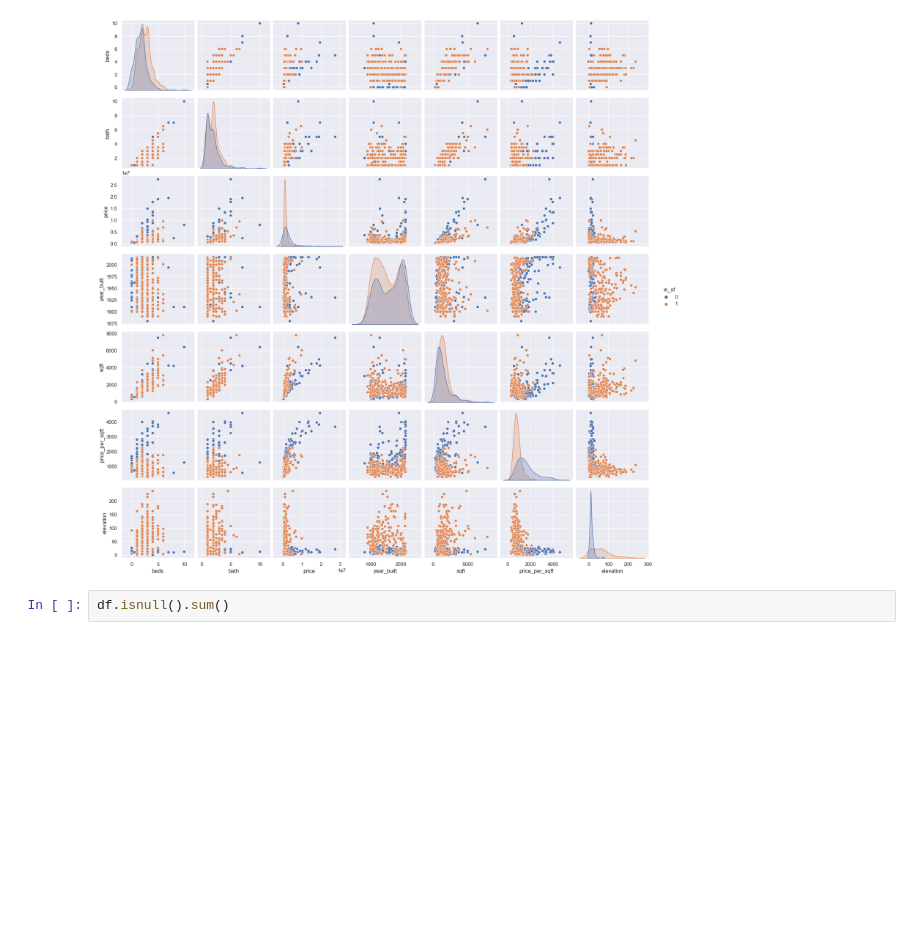
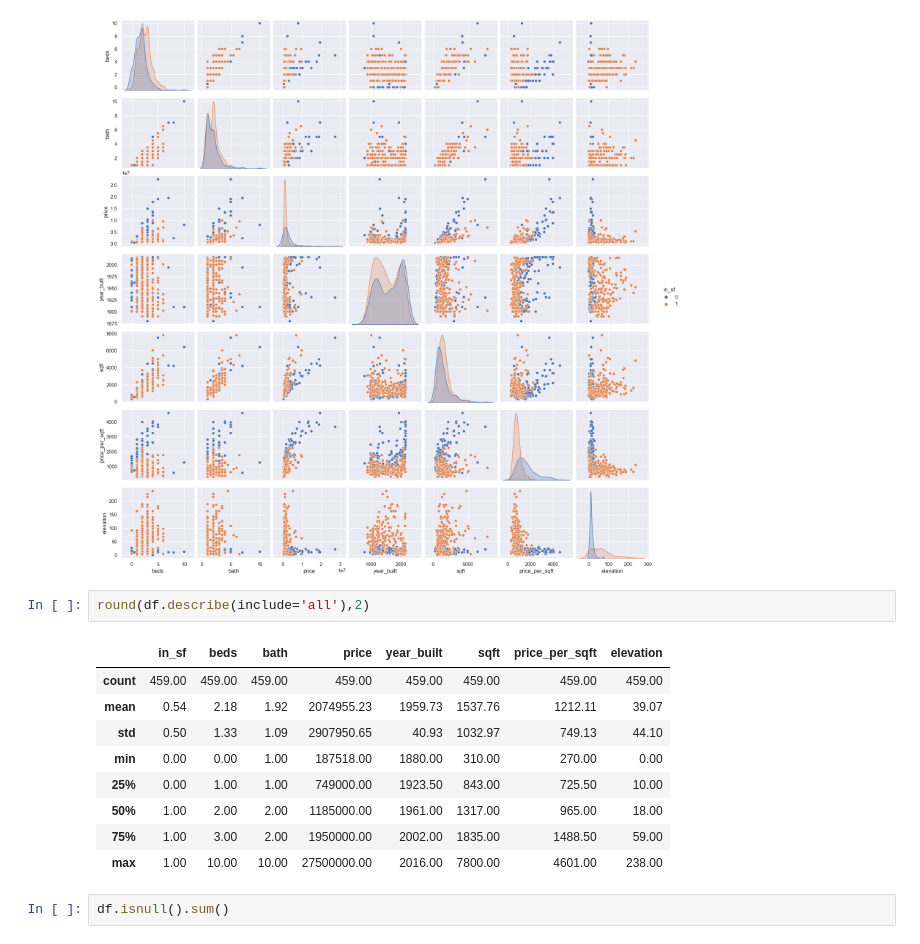
Before and after one commit to Jhwee2/2022-fall-data-science, a Jupyter notebook: Week-05-RandomForest/Exercise-RandomForests.ipynb, the cells around one changed output. Drawn from its saved outputs; the diff is of its cells as text; blank space fills up the shorter version.

```diff
--- a/Week-05-RandomForest/Exercise-RandomForests.ipynb
+++ b/Week-05-RandomForest/Exercise-RandomForests.ipynb
@@ -459,6 +459,18 @@ sns.pairplot(df, hue='in_sf')
 # %% [output]
 <seaborn.axisgrid.PairGrid at 0x...>
 [figure]
+# %%
+round(df.describe(include='all'),2)
+# %% [output]
+|  | in_sf | beds | bath | price | year_built | sqft | price_per_sqft | elevation |
+| count | 459.00 | 459.00 | 459.00 | 459.00 | 459.00 | 459.00 | 459.00 | 459.00 |
+| mean | 0.54 | 2.18 | 1.92 | 2074955.23 | 1959.73 | 1537.76 | 1212.11 | 39.07 |
+| std | 0.50 | 1.33 | 1.09 | 2907950.65 | 40.93 | 1032.97 | 749.13 | 44.10 |
+| min | 0.00 | 0.00 | 1.00 | 187518.00 | 1880.00 | 310.00 | 270.00 | 0.00 |
+| 25% | 0.00 | 1.00 | 1.00 | 749000.00 | 1923.50 | 843.00 | 725.50 | 10.00 |
+| 50% | 1.00 | 2.00 | 2.00 | 1185000.00 | 1961.00 | 1317.00 | 965.00 | 18.00 |
+| 75% | 1.00 | 3.00 | 2.00 | 1950000.00 | 2002.00 | 1835.00 | 1488.50 | 59.00 |
+| max | 1.00 | 10.00 | 10.00 | 27500000.00 | 2016.00 | 7800.00 | 4601.00 | 238.00 |
 # %%
 df.isnull().sum()
 # %% [output]
```
